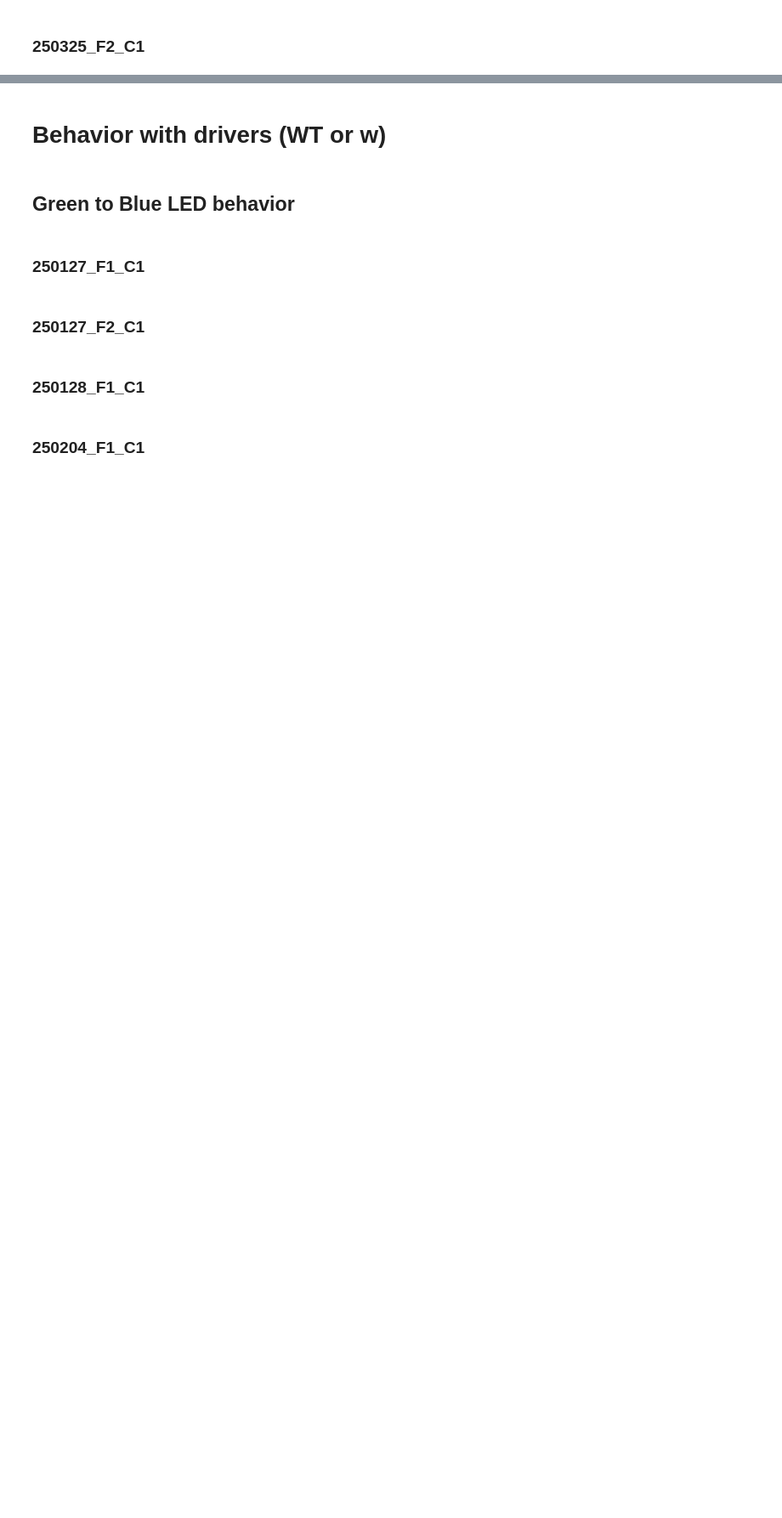
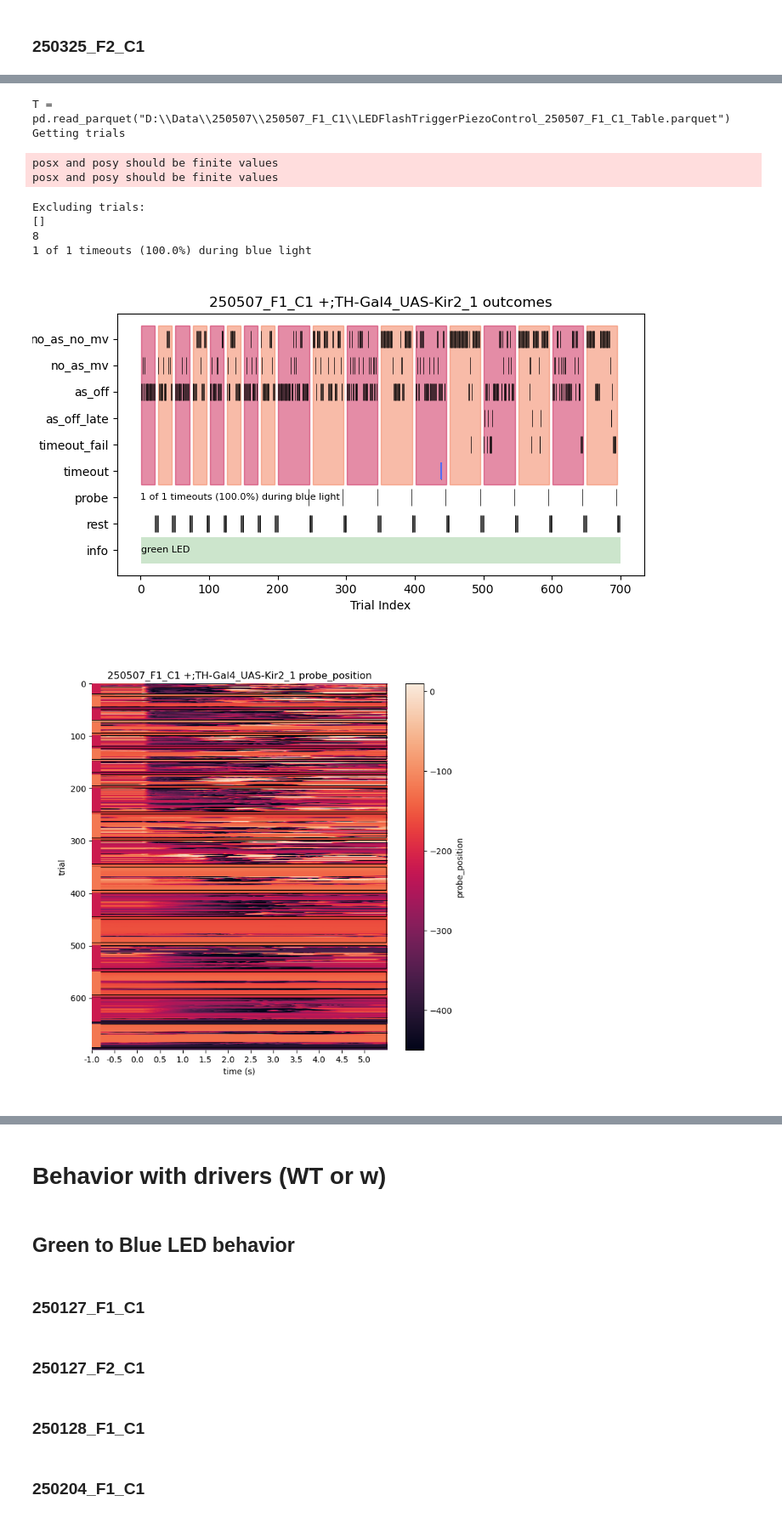
Before and after one commit to tony-azevedo/FlyLearning, a Jupyter notebook: op_conditioning.ipynb, the cells around one changed output, grey strips where cells are left out. Shown at 85% size. Saved outputs shown, nothing was run; the diff lists cells and outputs as text; code cells hidden in the pictures; blank space fills up the shorter version.

```diff
--- a/op_conditioning.ipynb
+++ b/op_conditioning.ipynb
@@ -1011,0 +1061,18 @@ hmdf = T.plot_probe_position_heatmap(savefig=True,cmin=-450, cmax=10)
+# %%
+T = Table('LEDFlashTriggerPiezoControl_250507_F1_C1_Table.parquet')
+# T.open_notes_files()
+T.add_df_category('green',trial_min=1,categories='_filtercube_status_cat')
+# T.add_df_category('green',trial_min=508,categories='_filtercube_status_cat')
+T.plot_outcomes(savefig=True)
+hmdf = T.plot_probe_position_heatmap(savefig=True,cmin=-450, cmax=10)
+# %% [output]
+T = pd.read_parquet("D:\\Data\\250507\\250507_F1_C1\\LEDFlashTriggerPiezoControl_250507_F1_C1_Table.parquet")
+Getting trials
+posx and posy should be finite values
+posx and posy should be finite values
+Excluding trials:
+[]
+8
+1 of 1 timeouts (100.0%) during blue light
+[figure, added]
+[figure, added]
```
Also changed, not shown: parts of 23 cells of this notebook, 8 other files.
